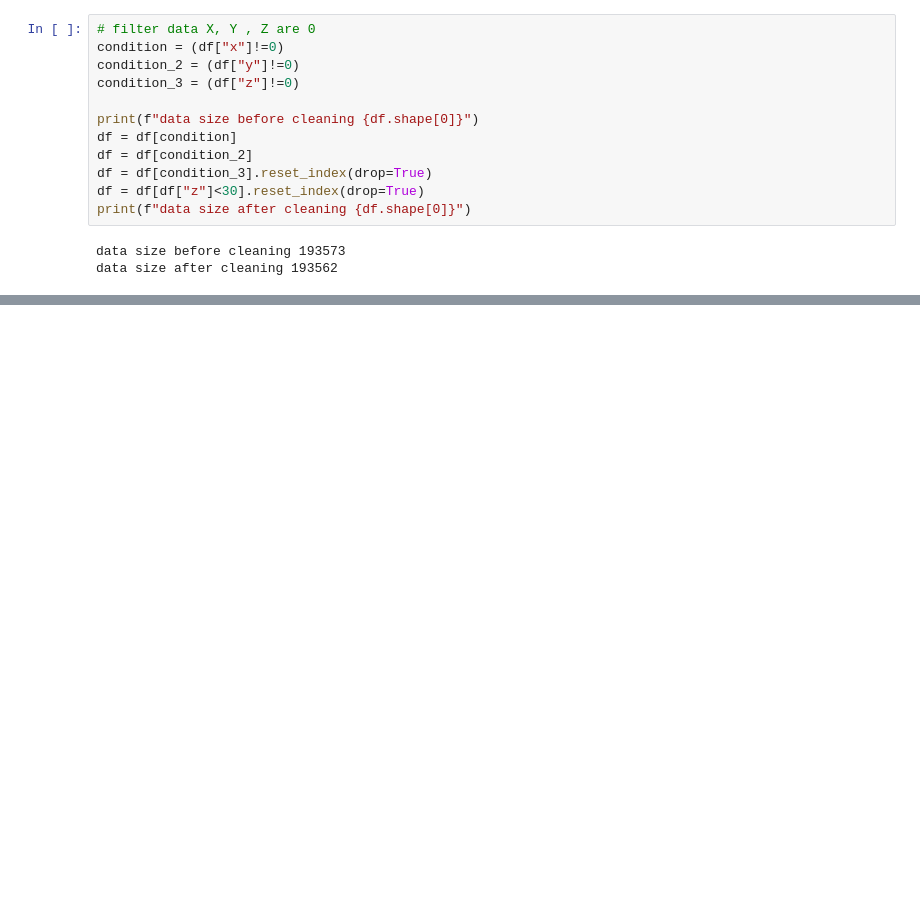
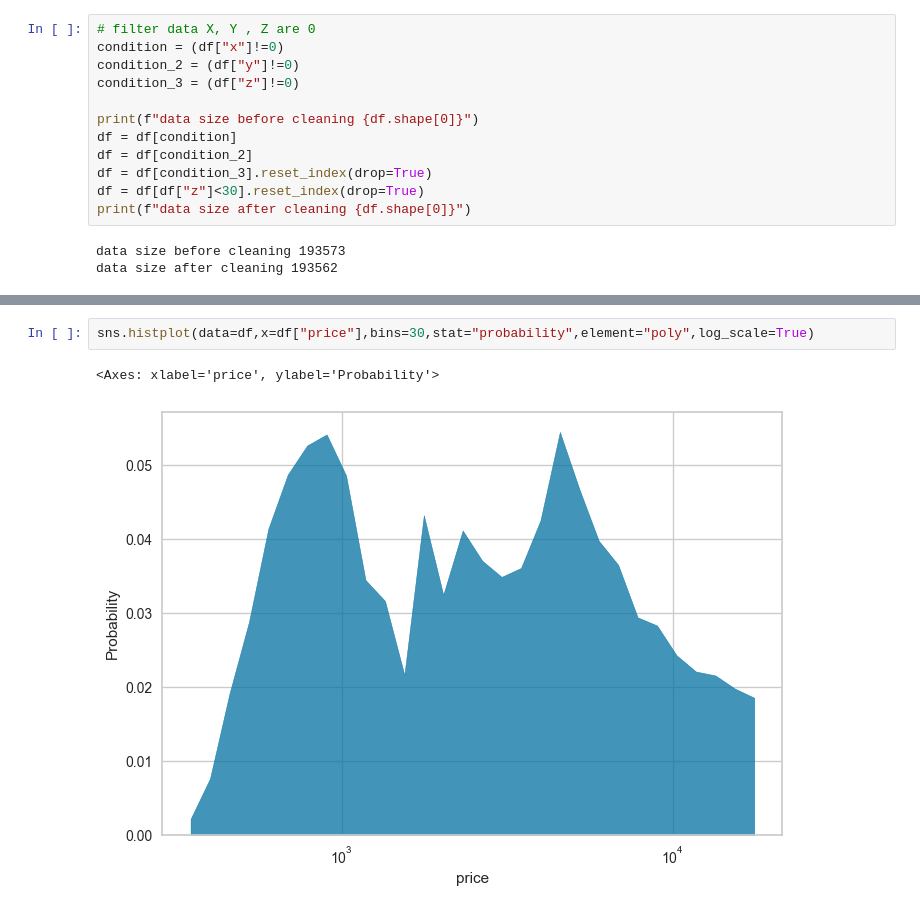
Before and after one commit to bayuzen19/DiamondPricePrediction, a Jupyter notebook: notebooks/eda.ipynb, the cells around one changed output, grey strips where cells are left out. Saved outputs shown, nothing was run; the diff lists cells and outputs as text; blank space fills up the shorter version.

```diff
--- a/notebooks/eda.ipynb
+++ b/notebooks/eda.ipynb
@@ -125,0 +233,5 @@ df.describe()
+# %%
+sns.histplot(data=df,x=df["price"],bins=30,stat="probability",element="poly",log_scale=True)
+# %% [output]
+<Axes: xlabel='price', ylabel='Probability'>
+[figure, added]
```
Also changed, not shown: parts of 38 cells of this notebook, 2 other files.
